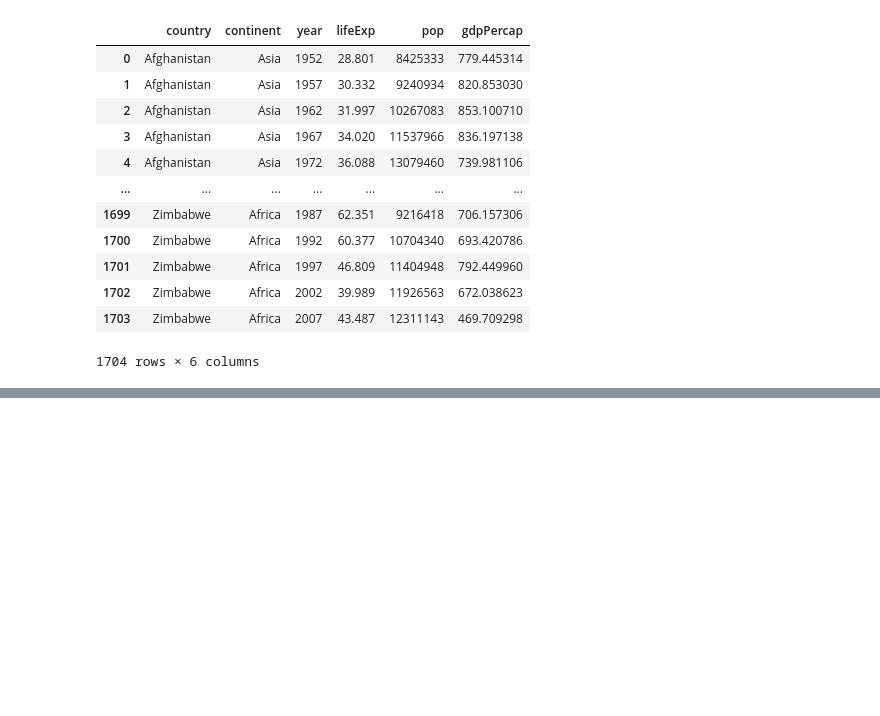
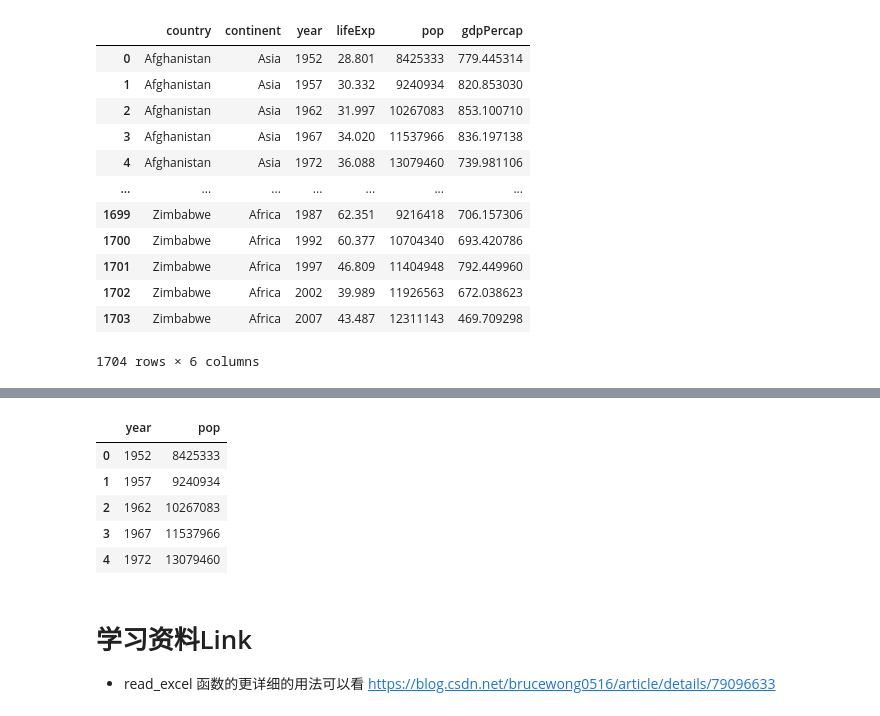
Before and after one commit to liuhui998/pe2, a Jupyter notebook: 01-dataframe-basic/answer-questions.ipynb, the cells around one changed output, grey strips where cells are left out. Drawn from its saved outputs; the diff is of its cells as text; code cells hidden in the pictures; blank space fills up the shorter version.

```diff
--- a/01-dataframe-basic/answer-questions.ipynb
+++ b/01-dataframe-basic/answer-questions.ipynb
@@ -244,0 +404,17 @@ df
+# %%
+# 取 df 的前5行，["year","pop"] 列，放到 df6中
+top5 = range(5)
+df6 = df.loc[top5,['year','pop']]
+print(type(df6))
+df6
+# %% [output]
+|  | year | pop |
+| 0 | 1952 | 8425333 |
+| 1 | 1957 | 9240934 |
+| 2 | 1962 | 10267083 |
+| 3 | 1967 | 11537966 |
+| 4 | 1972 | 13079460 |
+# %% [markdown]
+# 学习资料Link
+
+* read_excel 函数的更详细的用法可以看 https://blog.csdn.net/brucewong0516/article/details/79096633
```
Also changed, not shown: parts of 14 cells of this notebook, 3 other files.
